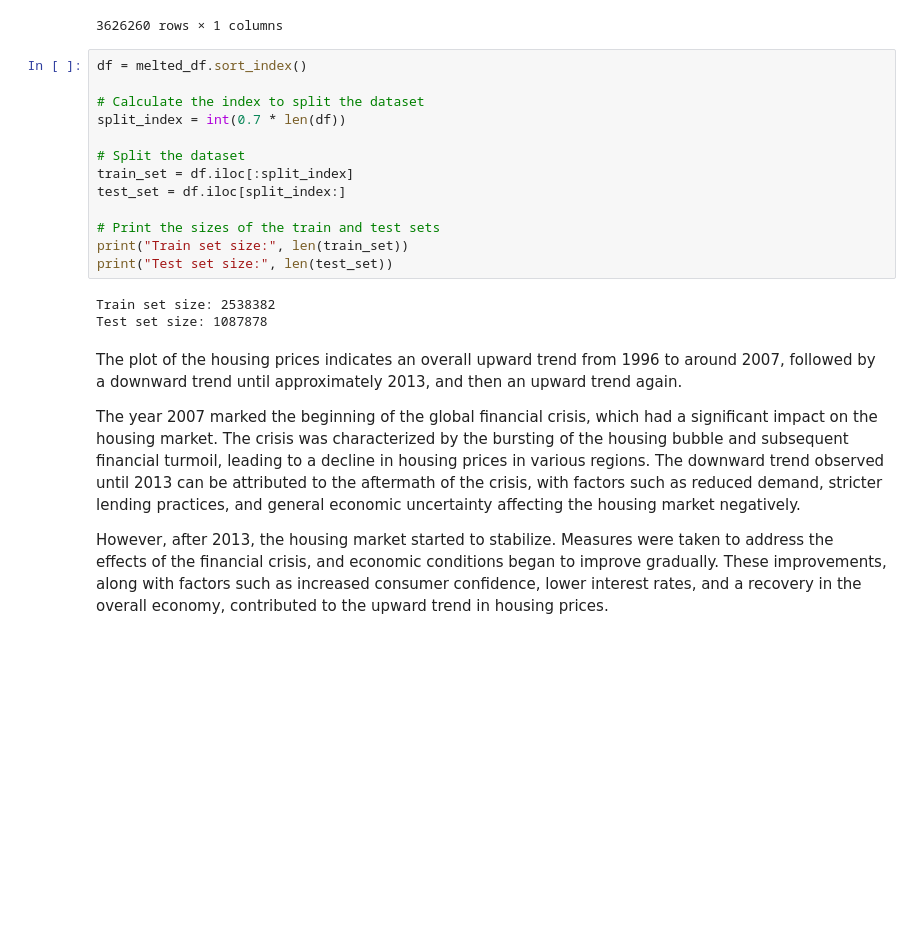
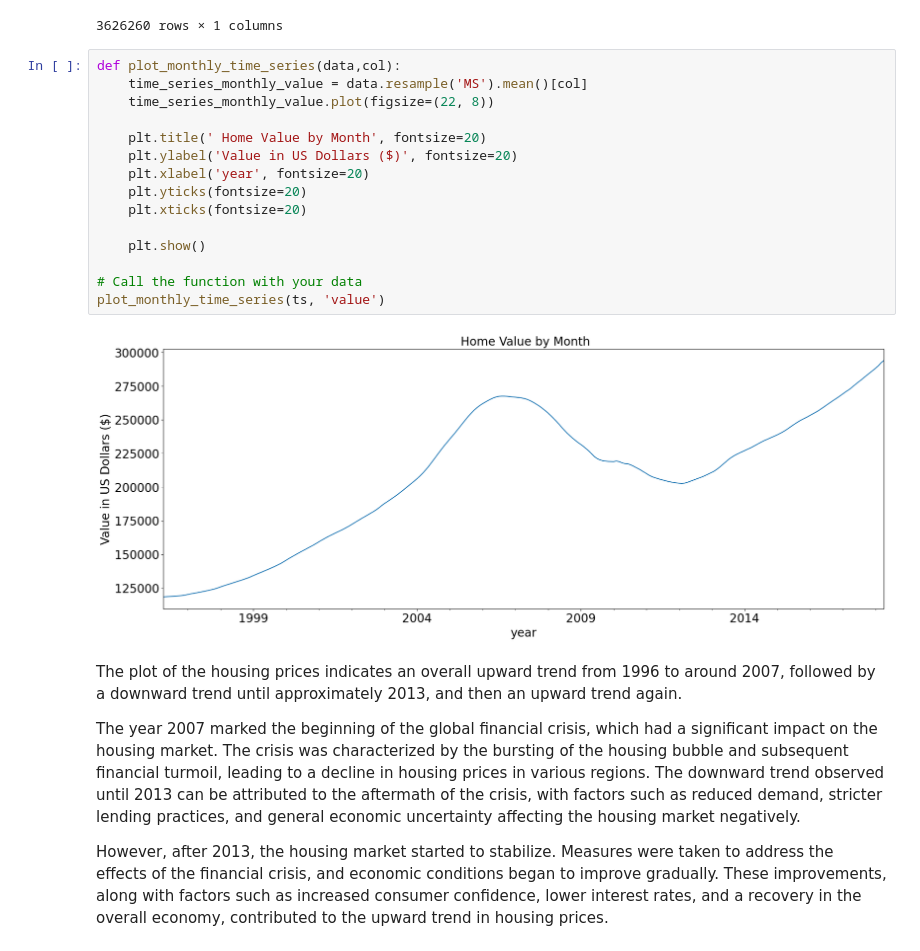
Before and after one commit to Eddie-254/Phase-4-Project, a Jupyter notebook: Main_Notebook.ipynb, the cells around one changed output. Cells and saved outputs as stored; diff of their text form; blank space fills up the shorter version.

```diff
--- a/Main_Notebook.ipynb
+++ b/Main_Notebook.ipynb
@@ -613,22 +613,23 @@ ts
 | 2018-04-01 | 664400.0 |
 | 2018-04-01 | 357200.0 |
 3626260 rows × 1 columns
-# %%
-df = melted_df.sort_index()
-
-# Calculate the index to split the dataset
-split_index = int(0.7 * len(df))
-
-# Split the dataset
-train_set = df.iloc[:split_index]
-test_set = df.iloc[split_index:]
-
-# Print the sizes of the train and test sets
-print("Train set size:", len(train_set))
-print("Test set size:", len(test_set))
-# %% [output]
-Train set size: 2538382
-Test set size: 1087878
+# %%
+def plot_monthly_time_series(data,col):
+    time_series_monthly_value = data.resample('MS').mean()[col]
+    time_series_monthly_value.plot(figsize=(22, 8))
+
+    plt.title(' Home Value by Month', fontsize=20)
+    plt.ylabel('Value in US Dollars ($)', fontsize=20)
+    plt.xlabel('year', fontsize=20)
+    plt.yticks(fontsize=20)
+    plt.xticks(fontsize=20)
+
+    plt.show()
+
+# Call the function with your data
+plot_monthly_time_series(ts, 'value')
+# %% [output]
+[figure, added]
 # %% [markdown]
 The plot of the housing prices indicates an overall upward trend from 1996 to around 2007, followed by a downward trend until approximately 2013, and then an upward trend again.
 
```
Also changed, not shown: parts of 33 cells of this notebook, 1 other file.
